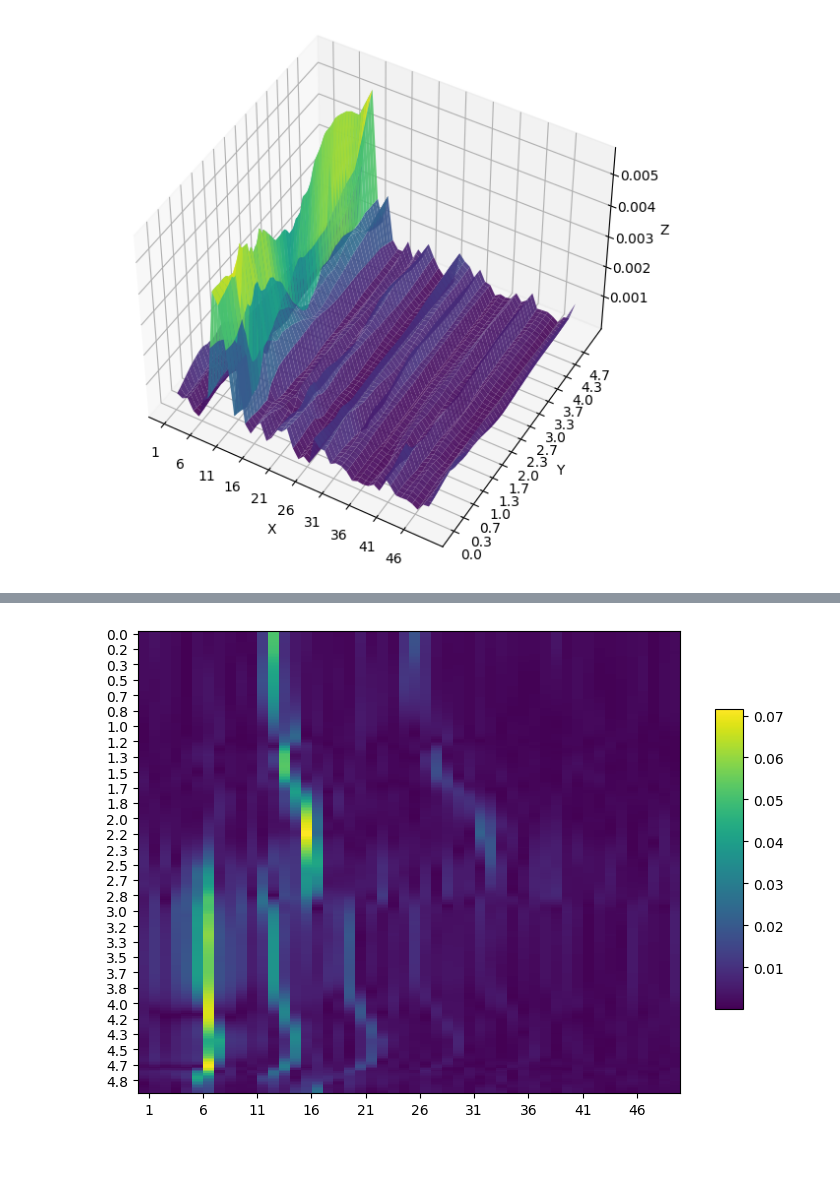
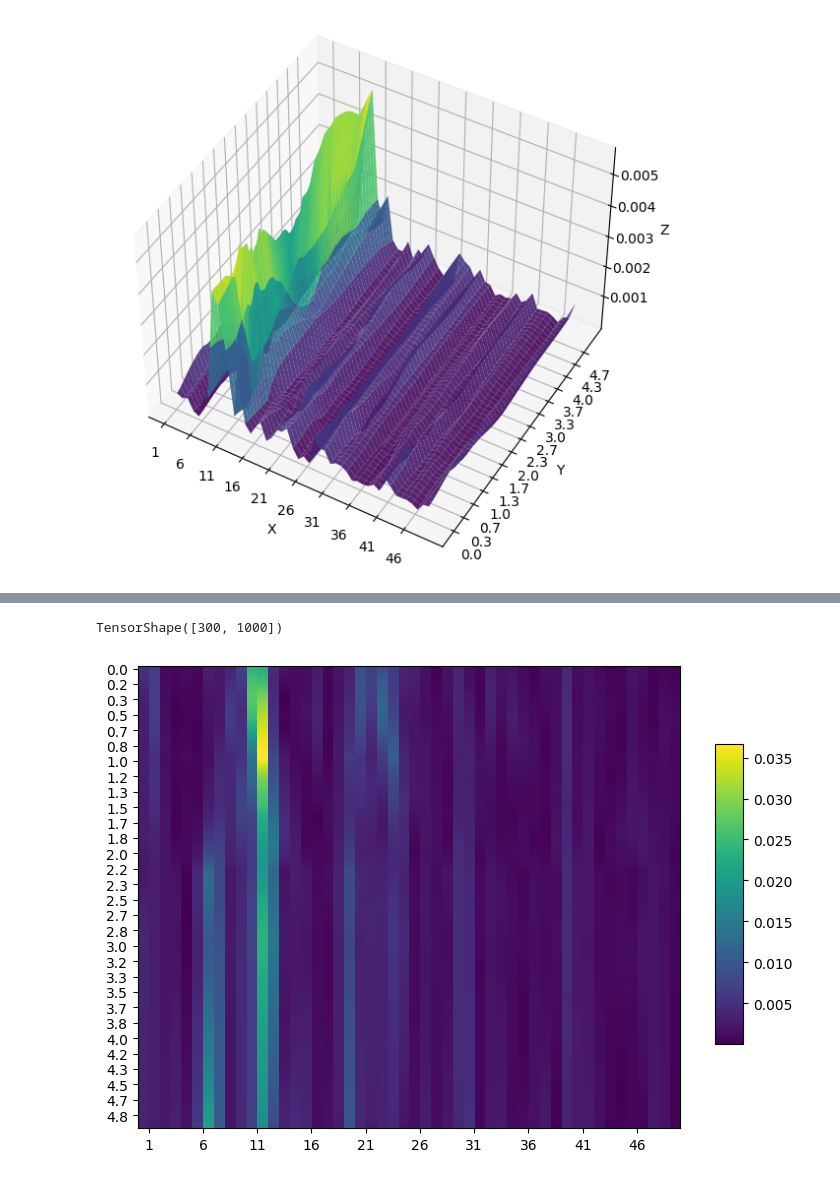
Before and after one commit to JunetaeKim/VABAM, a Jupyter notebook: Evaluation.ipynb, the cells around one changed output, grey strips where cells are left out. Saved outputs shown, nothing was run; the diff lists cells and outputs as text; code cells hidden in the pictures.

```diff
--- a/Evaluation.ipynb
+++ b/Evaluation.ipynb
@@ -613,10 +545,14 @@ for zIdx in range(zZeros.shape[1]):
 9 1.67 2.9027
 9 2.33 2.8871
 9 3.0 2.9392
+# %%
+SigGen_FcVar.shape
+# %% [output]
+TensorShape([300, 1000])
 # %%
 # GenSig_FcVar
 zVal = np.tile(np.zeros(LatDim), (N_Gen,1))
-#zVal[:,0] = -1
+zVal[:,0] = -3
 #Val[:,1] = 2.33
 #zVal[:,2] = 0.4
 #zVal[:,3] = -1.67
@@ -625,35 +561,34 @@ zVal = np.tile(np.zeros(LatDim), (N_Gen,1))
 #zVal[:,6] = -1.67
 #zVal[:,7] = 3
 #zVal[:,8] = 3
-zVal[:,9] = -3
+#zVal[:,9] = -1
 
 
-SigGen_FcVar, Amplitude_FcVar = GenSig_FcVar(zVal, N_Gen=N_Gen, zType='Fixed')
+SigGen_FcVar, Amplitude_FcVar = GenSig_FcVar(FeatGenModel,  ReconModel, zVal, N_Gen=N_Gen, zType='Fixed')
 
 
 Heatmap = Amplitude_FcVar[:, 1:51]
 Min = np.min(Heatmap, axis=1, keepdims=True)
 Max = np.max(Heatmap, axis=1, keepdims=True)
 NormHeatmap = (Heatmap - Min) / (Max - Min)
 
 fig, ax = plt.subplots(figsize=(7,6))
 cax = fig.add_axes([0.95, 0.25, 0.04, 0.5])
 
 im = ax.imshow(Heatmap,  cmap='viridis', aspect='auto',interpolation='nearest')
-#ax.set(yticks=np.arange(1, 200)[::10], yticklabels=np.arange(1, 200)[::10]);
 ax.set(yticks=np.arange(1, N_Gen)[::10], yticklabels=np.round(np.linspace(1e-7, 0.05, N_Gen )[::10]*100, 1));
 ax.set(xticks=np.arange(1, 50)[::5]-0.5, xticklabels=np.arange(1, 50)[::5]);
 
 fig.colorbar(im, cax=cax, orientation='vertical')
 plt.show()
 
 
 # 'Blues', 'Greens', 'Reds', 'Purples', 'Oranges', 'YlOrBr', 'YlOrRd', 'YlGn'
 # 'coolwarm', 'BrBG', 'PRGn', 'PiYG', 'RdBu', 'RdGy', 'RdYlBu', 'RdYlGn', 'Spectral' viridis
 # 'tab10', 'tab20', 'hls', 'husl', 'Paired', 'Set1', 'Set2', 'Set3'
 
 #ytick_labels = np.linspace(1e-7, 0.05, N_Gen ).round(5).tolist()
 #ytick_positions = np.arange(0, len(ytick_labels), 1)  # 라벨 중앙에 위치하도록 조정
 #plt.yticks( ytick_labels)
 # %% [output]
-[figure, old version]
+[figure, new version]
```
Also changed, not shown: parts of 14 cells of this notebook, 1 other file.
